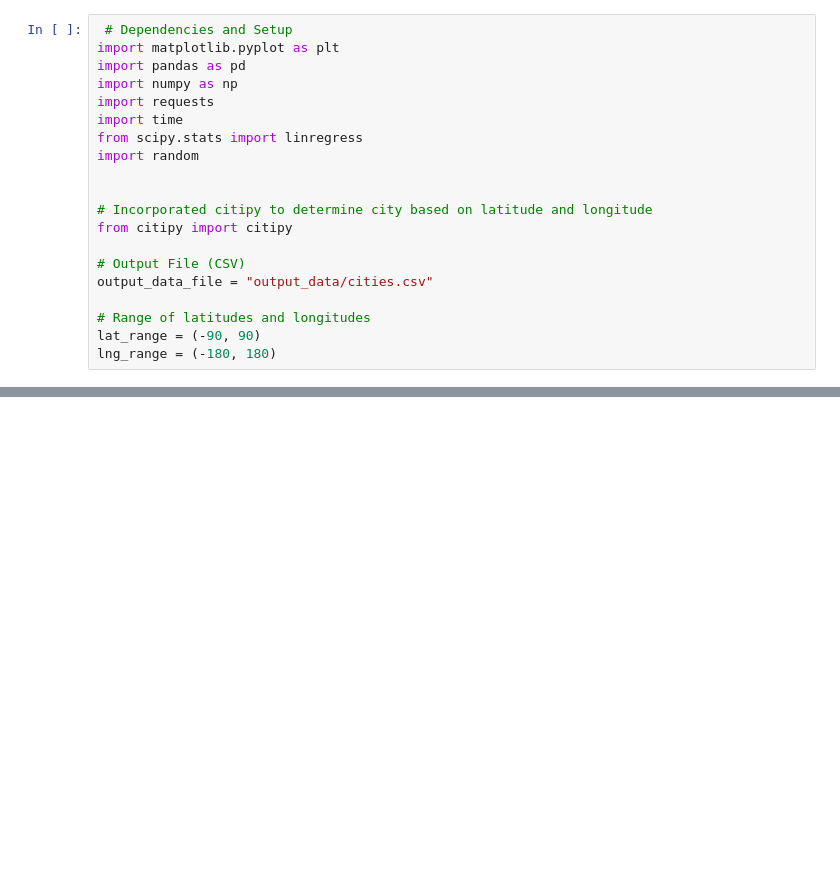
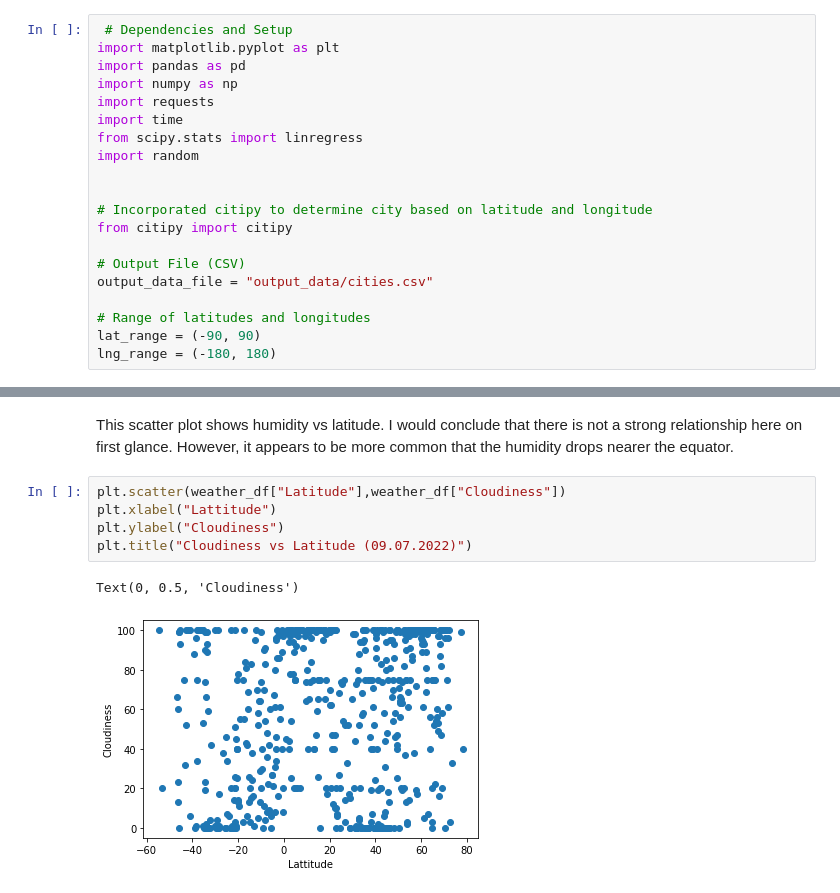
Before and after one commit to Calum-Knight/python-api-challenge, a Jupyter notebook: WeatherPy/WeatherPy.ipynb, the cells around one changed output, grey strips where cells are left out. Saved outputs shown, nothing was run; the diff lists cells and outputs as text; blank space fills up the shorter version.

```diff
--- a/WeatherPy/WeatherPy.ipynb
+++ b/WeatherPy/WeatherPy.ipynb
@@ -56,0 +180,10 @@ NameError: name 'weather_api_key' is not defined
+# %% [markdown]
+This scatter plot shows humidity vs latitude. I would conclude that there is not a strong relationship here on first glance. However, it appears to be more common that the humidity drops nearer the equator.
+# %%
+plt.scatter(weather_df["Latitude"],weather_df["Cloudiness"])
+plt.xlabel("Lattitude")
+plt.ylabel("Cloudiness")
+plt.title("Cloudiness vs Latitude (09.07.2022)")
+# %% [output]
+Text(0, 0.5, 'Cloudiness')
+[figure, added]
```
Also changed, not shown: parts of 25 cells of this notebook, 1 other file.
